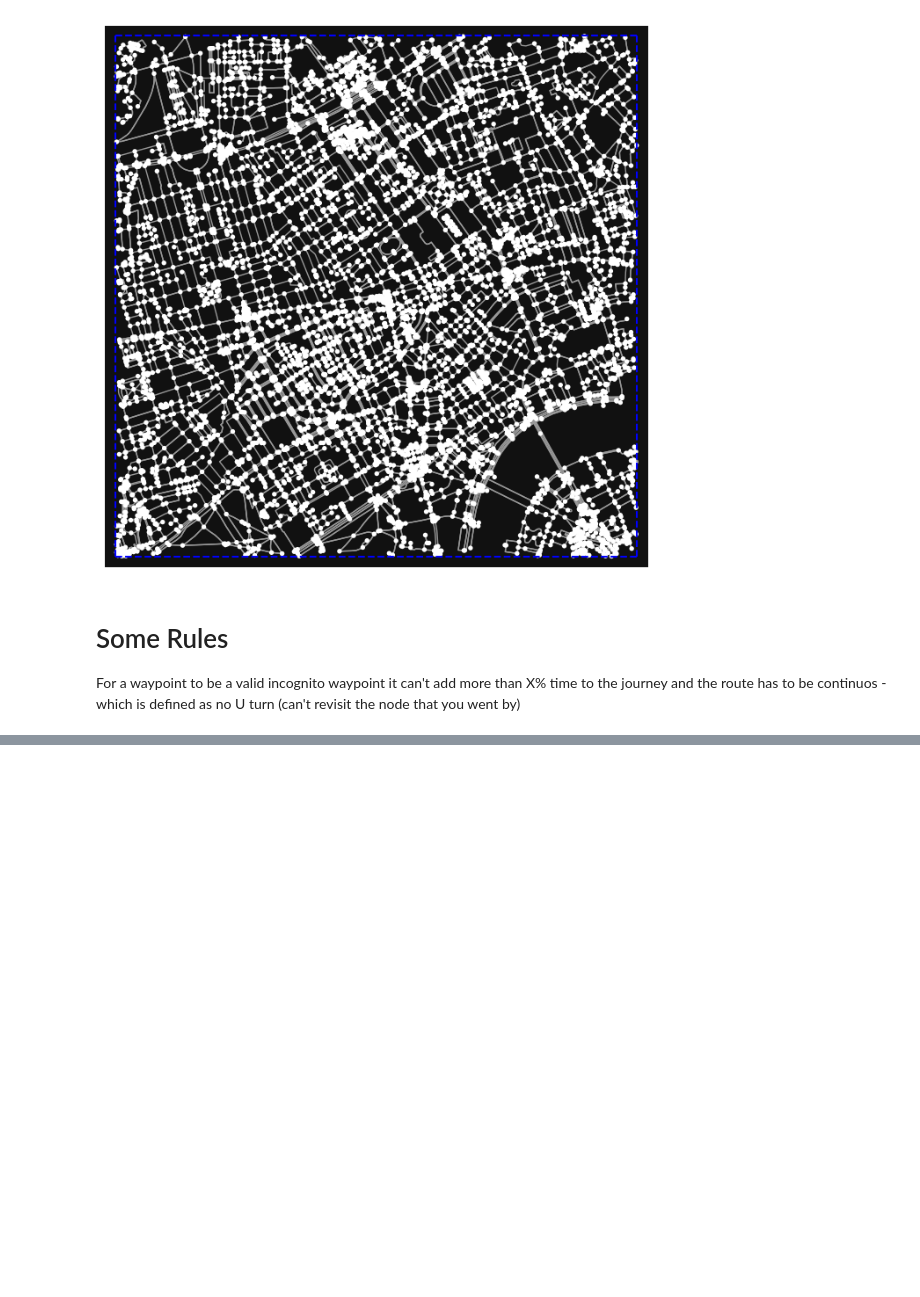
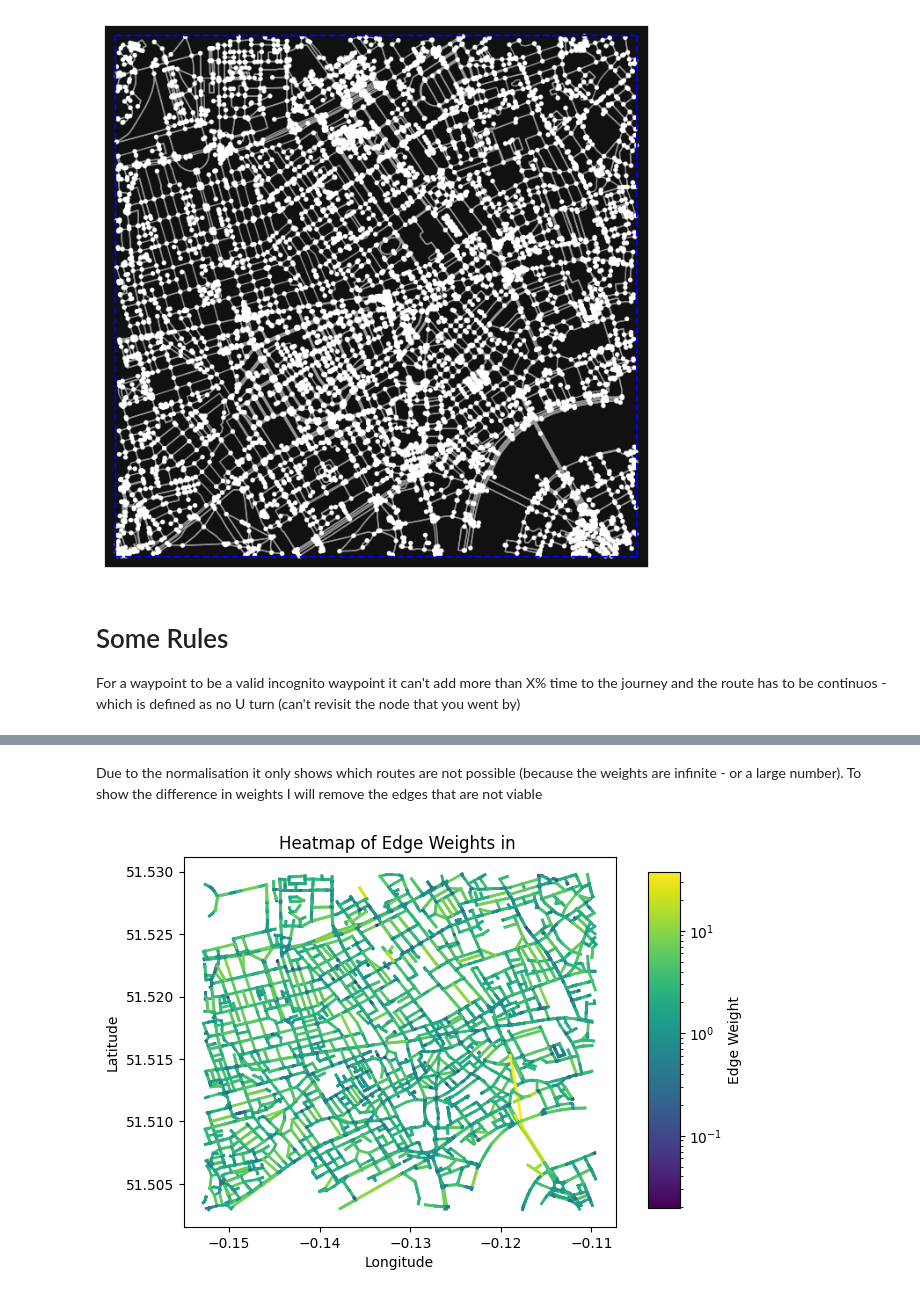
Before and after one commit to JContro/navigation-app-backend, a Jupyter notebook: notebooks/scraps/astar-via-waypoint.ipynb, the cells around one changed output, grey strips where cells are left out. Drawn from its saved outputs; the diff is of its cells as text; code cells hidden in the pictures; blank space fills up the shorter version.

```diff
--- a/notebooks/scraps/astar-via-waypoint.ipynb
+++ b/notebooks/scraps/astar-via-waypoint.ipynb
@@ -103,0 +227,48 @@ Random Point 2: Latitude 51.52030080490748, Longitude -0.15083531559777533
+# %% [markdown]
+Due to the normalisation it only shows which routes are not possible (because the weights are infinite - or a large number).
+To show the difference in weights I will remove the edges that are not viable
+# %%
+import matplotlib.colors as colors
+
+# Filter the edges dataframe to remove edges with high weight
+max_weight = 1000  # set the maximum weight threshold
+filtered_edges = edges[edges['weight'] < max_weight]
+
+# Create a figure and axes
+fig, ax = plt.subplots()
+
+
+# Create a logarithmic normalization
+norm = colors.LogNorm(vmin=filtered_edges['weight'].min(), vmax=filtered_edges['weight'].max())
+
+
+# Create a colormap
+cmap = plt.cm.viridis
+
+# Plot the edges on the axes
+for _, edge in filtered_edges.iterrows():
+    start_pt = edge['geometry'].coords[0]
+    end_pt = edge['geometry'].coords[-1]
+    ax.plot([start_pt[0], end_pt[0]], [start_pt[1], end_pt[1]],
+            color=cmap(norm(edge['weight'])), linewidth=2)
+
+# Create an axes for the colorbar
+cbar_ax = fig.add_axes([0.85, 0.15, 0.05, 0.7])
+
+# Create the colorbar
+sm = plt.cm.ScalarMappable(cmap=cmap, norm=norm)
+sm.set_array([])
+fig.colorbar(sm, cax=cbar_ax, label='Edge Weight')
+
+# Set the title and labels
+ax.set_title('Heatmap of Edge Weights in ')
+ax.set_xlabel('Longitude')
+ax.set_ylabel('Latitude')
+
+# Adjust layout to make room for the colorbar
+plt.subplots_adjust(right=0.8)
+
+# Show the plot
+plt.show()
+# %% [output]
+[figure, added]
```
Also changed, not shown: parts of 14 cells of this notebook.
